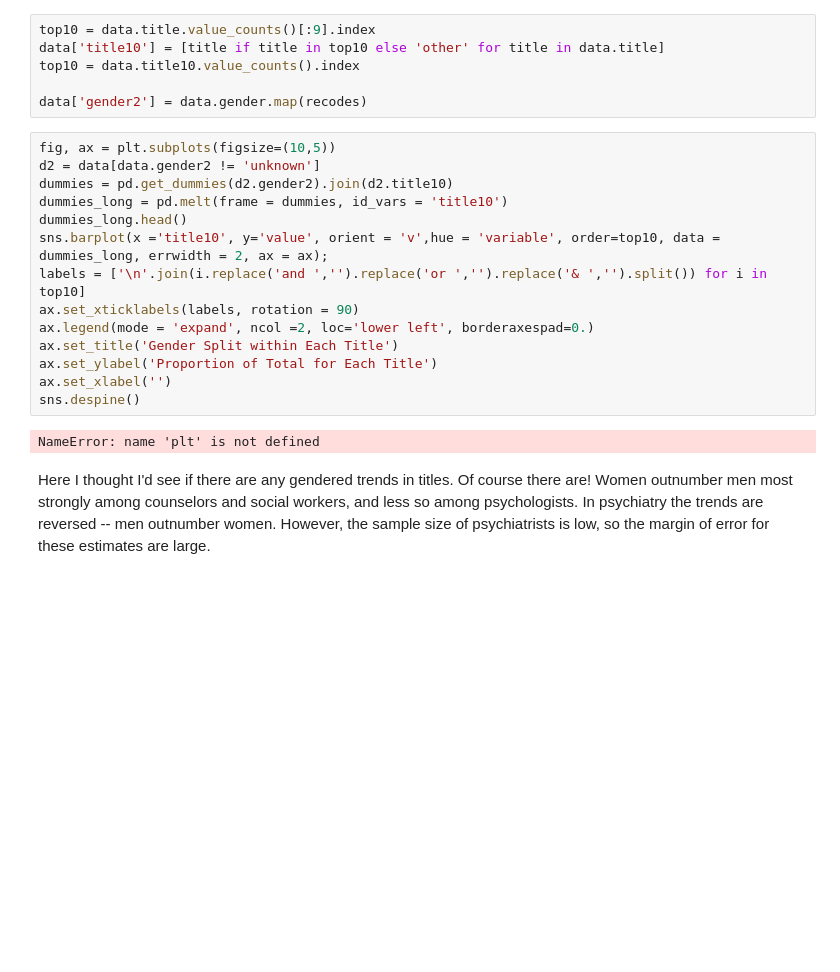
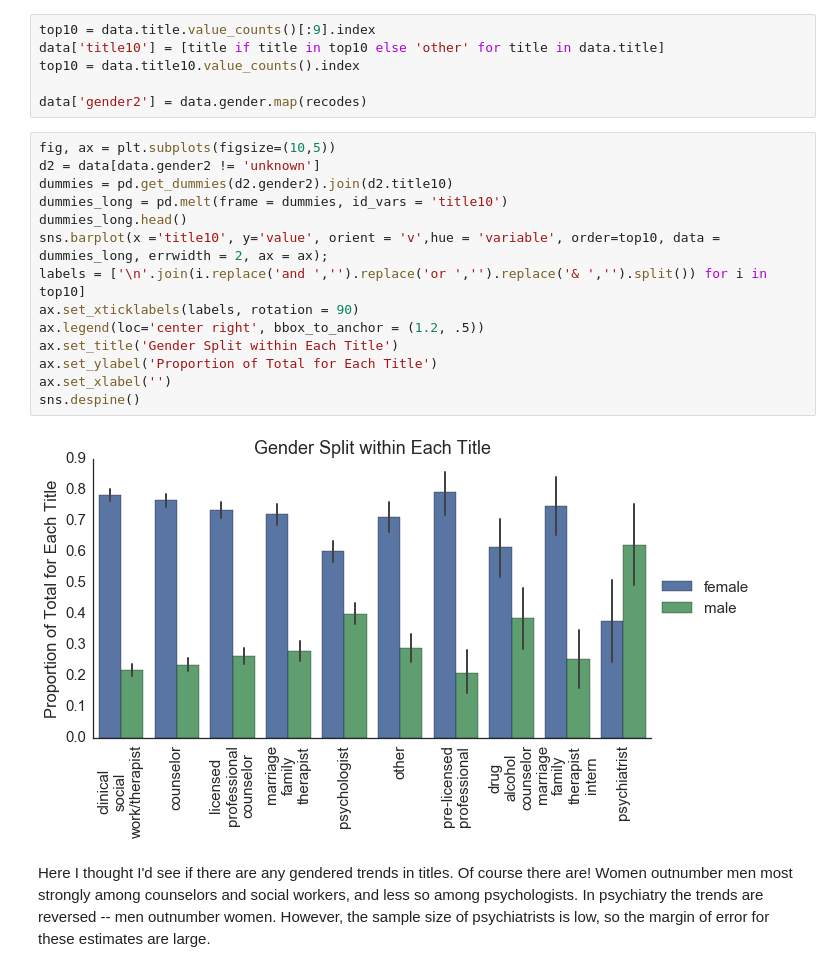
Before and after one commit to stevenfelix/PsychologyToday, a Jupyter notebook: blog - who are PT therapists?/who are PT therapists.ipynb, the cells around one changed output. Cells and saved outputs as stored; diff of their text form; blank space fills up the shorter version.

```diff
--- a/blog - who are PT therapists?/who are PT therapists.ipynb
+++ b/blog - who are PT therapists?/who are PT therapists.ipynb
@@ -136,19 +136,19 @@ data['gender2'] = data.gender.map(recodes)
 # %%
 fig, ax = plt.subplots(figsize=(10,5))
 d2 = data[data.gender2 != 'unknown']
 dummies = pd.get_dummies(d2.gender2).join(d2.title10)
 dummies_long = pd.melt(frame = dummies, id_vars = 'title10')
 dummies_long.head()
 sns.barplot(x ='title10', y='value', orient = 'v',hue = 'variable', order=top10, data = dummies_long, errwidth = 2, ax = ax);
 labels = ['\n'.join(i.replace('and ','').replace('or ','').replace('& ','').split()) for i in top10]
 ax.set_xticklabels(labels, rotation = 90)
-ax.legend(mode = 'expand', ncol =2, loc='lower left', borderaxespad=0.)
+ax.legend(loc='center right', bbox_to_anchor = (1.2, .5))
 ax.set_title('Gender Split within Each Title')
 ax.set_ylabel('Proportion of Total for Each Title')
 ax.set_xlabel('')
 sns.despine()
 # %% [output]
-NameError: name 'plt' is not defined
+[figure, added]
 # %% [markdown]
 Here I thought I'd see if there are any gendered trends in titles. Of course there are! Women outnumber men most strongly among counselors and social workers, and less so among psychologists. In psychiatry the trends are reversed -- men outnumber women. However, the sample size of psychiatrists is low, so the margin of error for these estimates are large.
 # %% [markdown]
```
